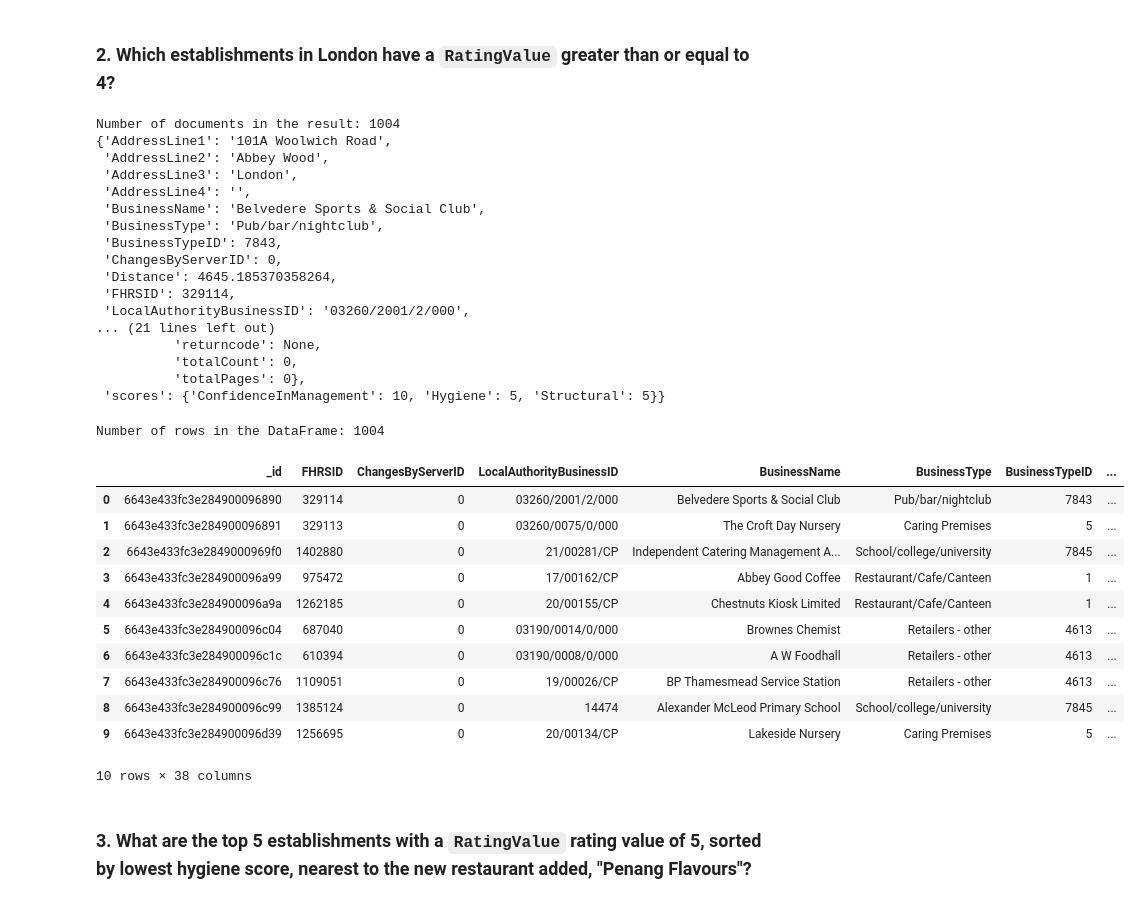
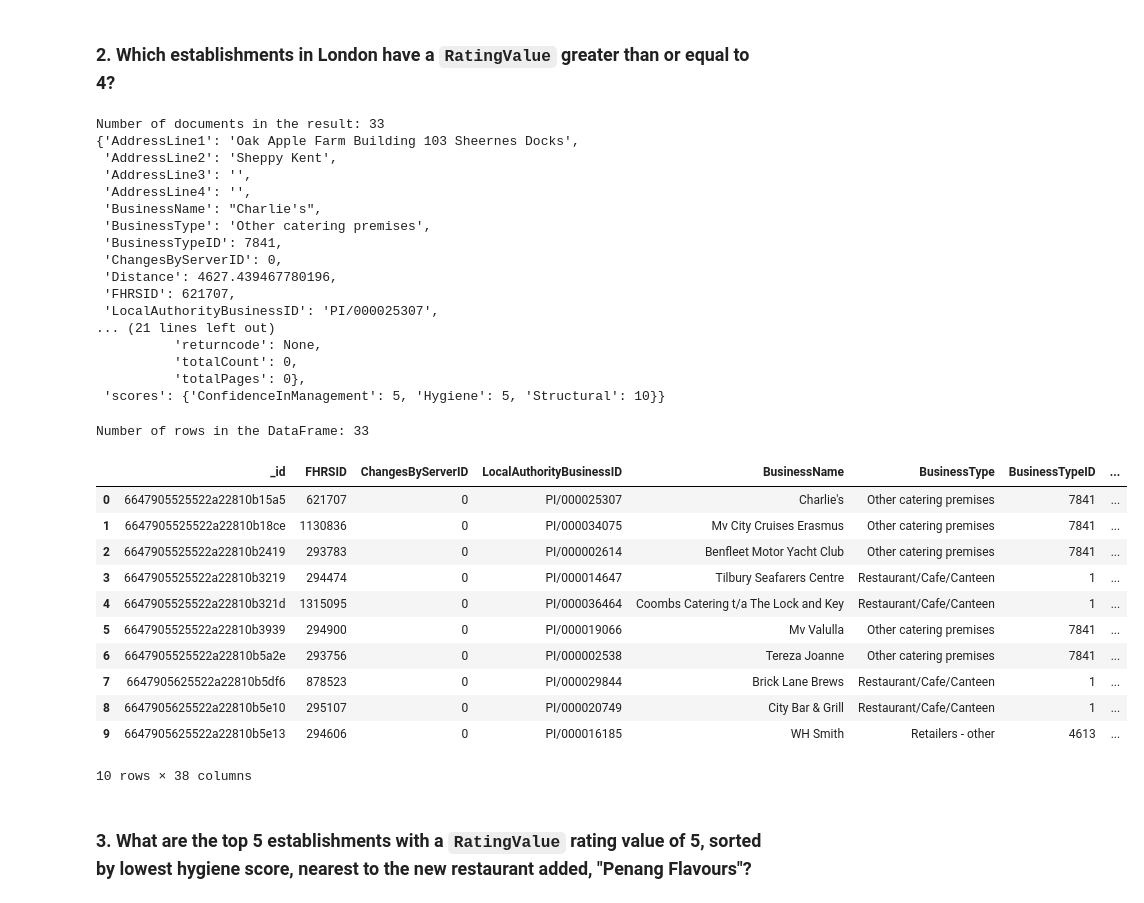
Before and after one commit to NicholasJWiid/nosql_challenge, a Jupyter notebook: NoSQL_analysis_starter.ipynb, the cells around one changed output. Cells and saved outputs as stored; diff of their text form; code cells hidden in the pictures.

```diff
--- a/NoSQL_analysis_starter.ipynb
+++ b/NoSQL_analysis_starter.ipynb
@@ -100,51 +105,58 @@ Number of rows in the DataFrame: 41
 ### 2. Which establishments in London have a `RatingValue` greater than or equal to 4?
 # %%
 # Find the establishments with London as the Local Authority and has a RatingValue greater than or equal to 4.
-query = {'AddressLine3': "London", 'RatingValue': {'$gte': 4}}
-results = list(establishments.find(query))
+london_rating_4_query = {'LocalAuthorityName': {'$regex': "London"},
+                         'RatingValue': {'$gte': 4}
+                        }
+
+# Save the results
+london_rating_4_results = list(establishments.find(london_rating_4_query))
 
 # Use count_documents to display the number of documents in the result
-print(f'Number of documents in the result: {establishments.count_documents(query)}')
+print(f'Number of documents in the result: {establishments.count_documents(london_rating_4_query)}')
+
 # Display the first document in the results using pprint
-pprint(results[0])
+pprint(london_rating_4_results[0])
 # %% [output]
-Number of documents in the result: 1004
-{'AddressLine1': '101A Woolwich Road',
- 'AddressLine2': 'Abbey Wood',
- 'AddressLine3': 'London',
+Number of documents in the result: 33
+{'AddressLine1': 'Oak Apple Farm Building 103 Sheernes Docks',
+ 'AddressLine2': 'Sheppy Kent',
+ 'AddressLine3': '',
  'AddressLine4': '',
- 'BusinessName': 'Belvedere Sports & Social Club',
- 'BusinessType': 'Pub/bar/nightclub',
- 'BusinessTypeID': 7843,
+ 'BusinessName': "Charlie's",
+ 'BusinessType': 'Other catering premises',
+ 'BusinessTypeID': 7841,
  'ChangesByServerID': 0,
- 'Distance': 4645.185370358264,
- 'FHRSID': 329114,
- 'LocalAuthorityBusinessID': '03260/2001/2/000',
+ 'Distance': 4627.439467780196,
+ 'FHRSID': 621707,
+ 'LocalAuthorityBusinessID': 'PI/000025307',
 ... (21 lines left out)
           'returncode': None,
           'totalCount': 0,
           'totalPages': 0},
- 'scores': {'ConfidenceInManagement': 10, 'Hygiene': 5, 'Structural': 5}}
+ 'scores': {'ConfidenceInManagement': 5, 'Hygiene': 5, 'Structural': 10}}
 # %%
 # Convert the result to a Pandas DataFrame
-london_df = pd.json_normalize(results)
+london_rating_4_df = pd.json_normalize(london_rating_4_results)
+
 # Display the number of rows in the DataFrame
-print(f'Number of rows in the DataFrame: {london_df["_id"].count()}')
+print(f'Number of rows in the DataFrame: {london_rating_4_df["_id"].count()}')
+
 # Display the first 10 rows of the DataFrame
-london_df.head(10)
+london_rating_4_df.head(10)
 # %% [output]
-Number of rows in the DataFrame: 1004
+Number of rows in the DataFrame: 33
 |  | _id | FHRSID | ChangesByServerID | LocalAuthorityBusinessID | BusinessName | BusinessType | BusinessTypeID | ... |
-| 0 | 6643e433fc3e284900096890 | 329114 | 0 | 03260/2001/2/000 | Belvedere Sports & Social Club | Pub/bar/nightclub | 7843 | ... |
-| 1 | 6643e433fc3e284900096891 | 329113 | 0 | 03260/0075/0/000 | The Croft Day Nursery | Caring Premises | 5 | ... |
-| 2 | 6643e433fc3e2849000969f0 | 1402880 | 0 | 21/00281/CP | Independent Catering Management A... | School/college/university | 7845 | ... |
-| 3 | 6643e433fc3e284900096a99 | 975472 | 0 | 17/00162/CP | Abbey Good Coffee | Restaurant/Cafe/Canteen | 1 | ... |
-| 4 | 6643e433fc3e284900096a9a | 1262185 | 0 | 20/00155/CP | Chestnuts Kiosk Limited | Restaurant/Cafe/Canteen | 1 | ... |
-| 5 | 6643e433fc3e284900096c04 | 687040 | 0 | 03190/0014/0/000 | Brownes Chemist | Retailers - other | 4613 | ... |
-| 6 | 6643e433fc3e284900096c1c | 610394 | 0 | 03190/0008/0/000 | A W Foodhall | Retailers - other | 4613 | ... |
-| 7 | 6643e433fc3e284900096c76 | 1109051 | 0 | 19/00026/CP | BP Thamesmead Service Station | Retailers - other | 4613 | ... |
-| 8 | 6643e433fc3e284900096c99 | 1385124 | 0 | 14474 | Alexander McLeod Primary School | School/college/university | 7845 | ... |
-| 9 | 6643e433fc3e284900096d39 | 1256695 | 0 | 20/00134/CP | Lakeside Nursery | Caring Premises | 5 | ... |
+| 0 | 6647905525522a22810b15a5 | 621707 | 0 | PI/000025307 | Charlie's | Other catering premises | 7841 | ... |
+| 1 | 6647905525522a22810b18ce | 1130836 | 0 | PI/000034075 | Mv City Cruises Erasmus | Other catering premises | 7841 | ... |
+| 2 | 6647905525522a22810b2419 | 293783 | 0 | PI/000002614 | Benfleet Motor Yacht Club | Other catering premises | 7841 | ... |
+| 3 | 6647905525522a22810b3219 | 294474 | 0 | PI/000014647 | Tilbury Seafarers Centre | Restaurant/Cafe/Canteen | 1 | ... |
+| 4 | 6647905525522a22810b321d | 1315095 | 0 | PI/000036464 | Coombs Catering t/a The Lock and Key | Restaurant/Cafe/Canteen | 1 | ... |
+| 5 | 6647905525522a22810b3939 | 294900 | 0 | PI/000019066 | Mv Valulla | Other catering premises | 7841 | ... |
+| 6 | 6647905525522a22810b5a2e | 293756 | 0 | PI/000002538 | Tereza Joanne | Other catering premises | 7841 | ... |
+| 7 | 6647905625522a22810b5df6 | 878523 | 0 | PI/000029844 | Brick Lane Brews | Restaurant/Cafe/Canteen | 1 | ... |
+| 8 | 6647905625522a22810b5e10 | 295107 | 0 | PI/000020749 | City Bar & Grill | Restaurant/Cafe/Canteen | 1 | ... |
+| 9 | 6647905625522a22810b5e13 | 294606 | 0 | PI/000016185 | WH Smith | Retailers - other | 4613 | ... |
 10 rows × 38 columns
 # %% [markdown]
 ### 3. What are the top 5 establishments with a `RatingValue` rating value of 5, sorted by lowest hygiene score, nearest to the new restaurant added, "Penang Flavours"?
```
Also changed, not shown: parts of 12 cells of this notebook, 1 other file.
